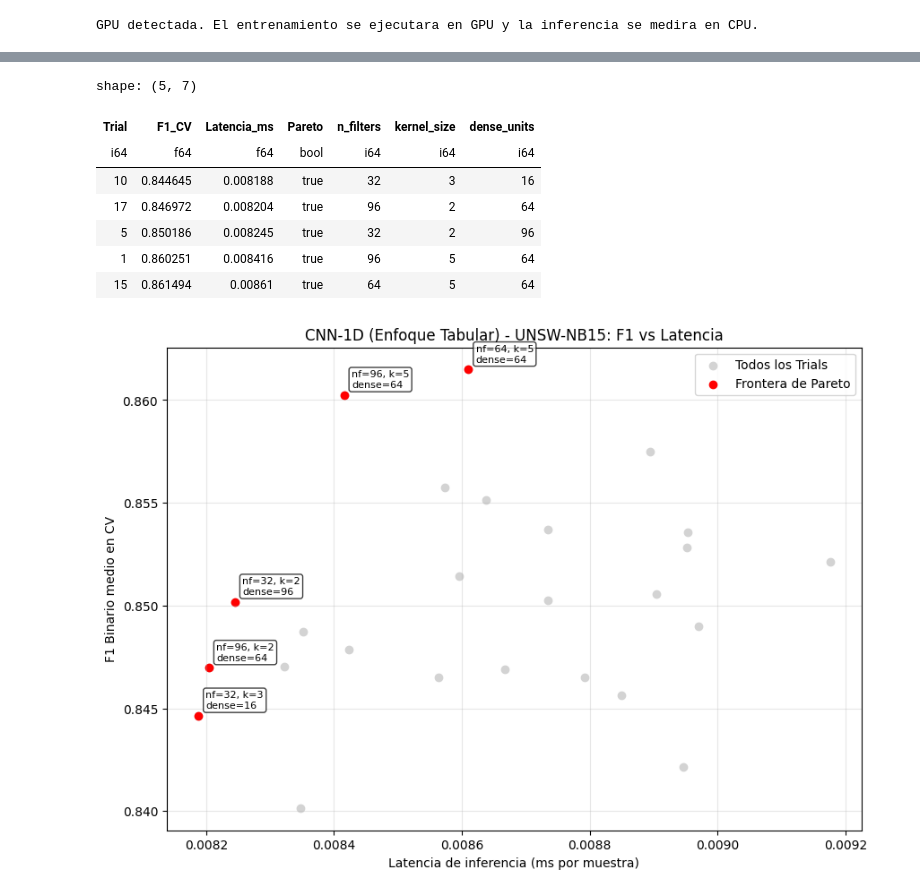
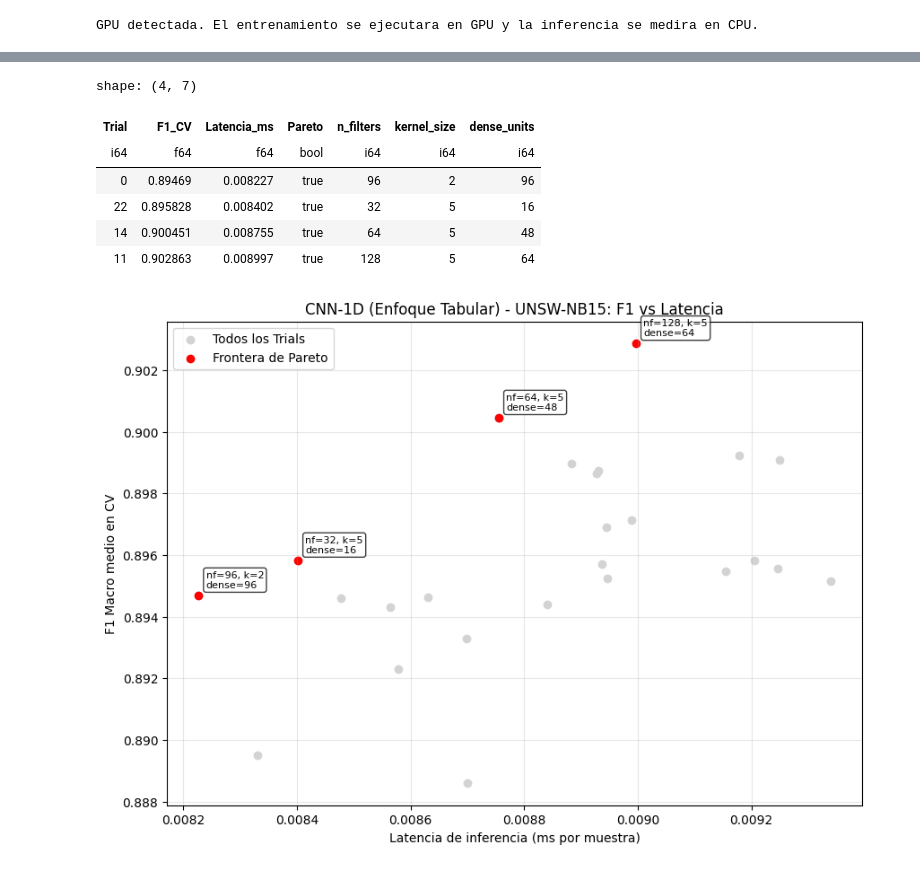
Before and after one commit to Placivm04/PLACI_TFG, a Jupyter notebook: CODIGO/MODELOS IT/cnn1d_train.ipynb, the cells around one changed output, grey strips where cells are left out. Saved outputs shown, nothing was run; the diff lists cells and outputs as text; code cells hidden in the pictures.

```diff
--- a/CODIGO/MODELOS IT/cnn1d_train.ipynb
+++ b/CODIGO/MODELOS IT/cnn1d_train.ipynb
@@ -298,41 +292,40 @@ plt.scatter(
     c="red",
     label="Frontera de Pareto"
 )
 
 # 4. Mostrar hiperparámetros de los puntos Pareto (¡Sin time_steps!)
 for row in df_pareto.iter_rows(named=True):
     # Formateamos el texto solo con los hiperparámetros que hemos usado
     texto = (
         f"nf={row['n_filters']}, k={row['kernel_size']}\n"
         f"dense={row['dense_units']}"
     )
     plt.annotate(
         texto,
         (row["Latencia_ms"], row["F1_CV"]),
         textcoords="offset points",
         xytext=(6, 6),
         ha="left",
         fontsize=8,
         bbox=dict(boxstyle="round,pad=0.25", fc="white", alpha=0.75)
     )
 
 # 5. Etiquetas y formato final
 plt.xlabel("Latencia de inferencia (ms por muestra)")
-plt.ylabel("F1 Binario medio en CV")
+plt.ylabel("F1 Macro medio en CV")
 plt.title("CNN-1D (Enfoque Tabular) - UNSW-NB15: F1 vs Latencia")
 plt.legend()
 plt.grid(alpha=0.3)
 plt.show()
 # %% [output]
-shape: (5, 7)
+shape: (4, 7)
 | Trial | F1_CV | Latencia_ms | Pareto | n_filters | kernel_size | dense_units |
 | i64 | f64 | f64 | bool | i64 | i64 | i64 |
-| 10 | 0.844645 | 0.008188 | true | 32 | 3 | 16 |
-| 17 | 0.846972 | 0.008204 | true | 96 | 2 | 64 |
-| 5 | 0.850186 | 0.008245 | true | 32 | 2 | 96 |
-| 1 | 0.860251 | 0.008416 | true | 96 | 5 | 64 |
-| 15 | 0.861494 | 0.00861 | true | 64 | 5 | 64 |
+| 0 | 0.89469 | 0.008227 | true | 96 | 2 | 96 |
+| 22 | 0.895828 | 0.008402 | true | 32 | 5 | 16 |
+| 14 | 0.900451 | 0.008755 | true | 64 | 5 | 48 |
+| 11 | 0.902863 | 0.008997 | true | 128 | 5 | 64 |
-[figure, old version]
+[figure, new version]
 # %%
 import gc
 from sklearn.preprocessing import MinMaxScaler
```
Also changed, not shown: parts of 5 cells of this notebook, 10 other files.
